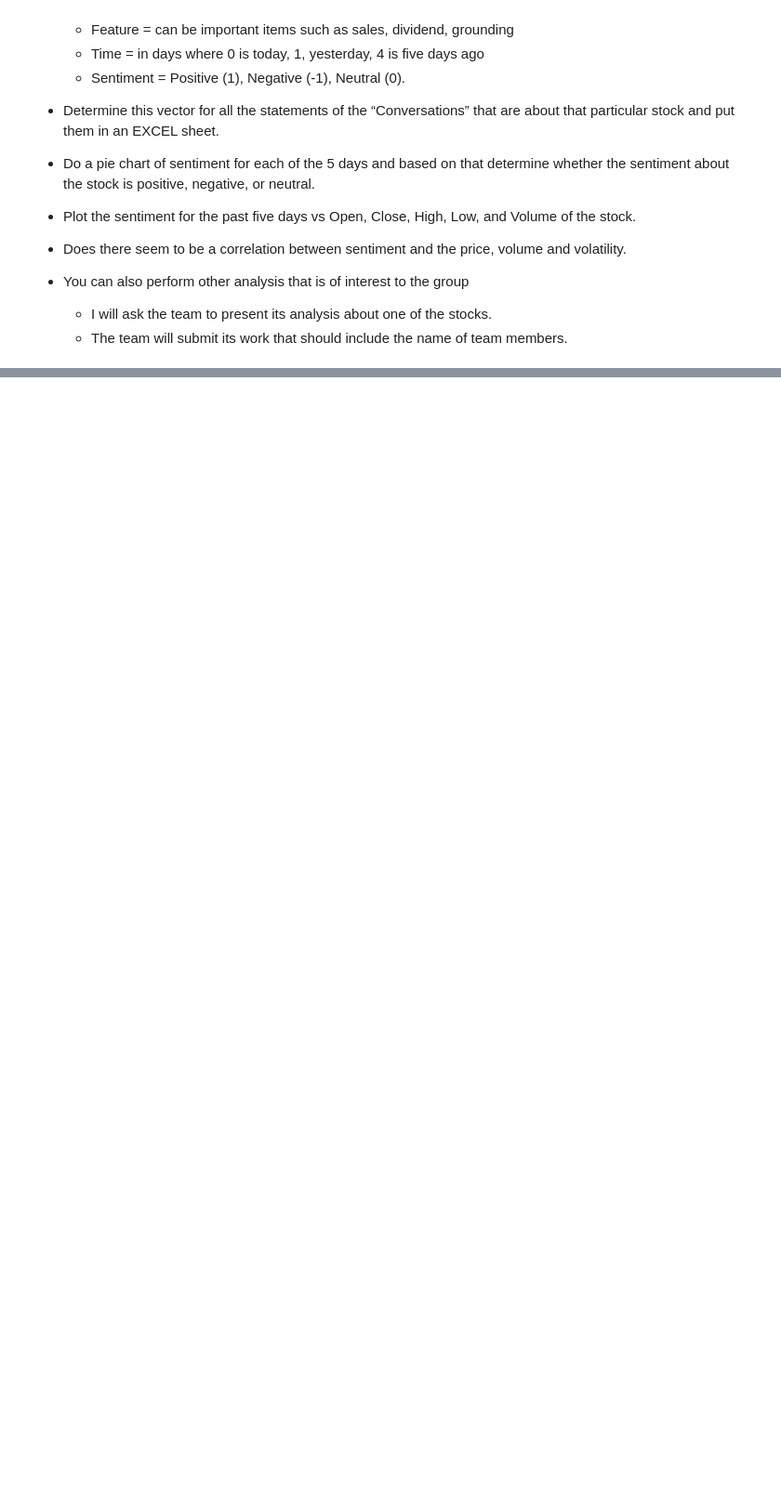
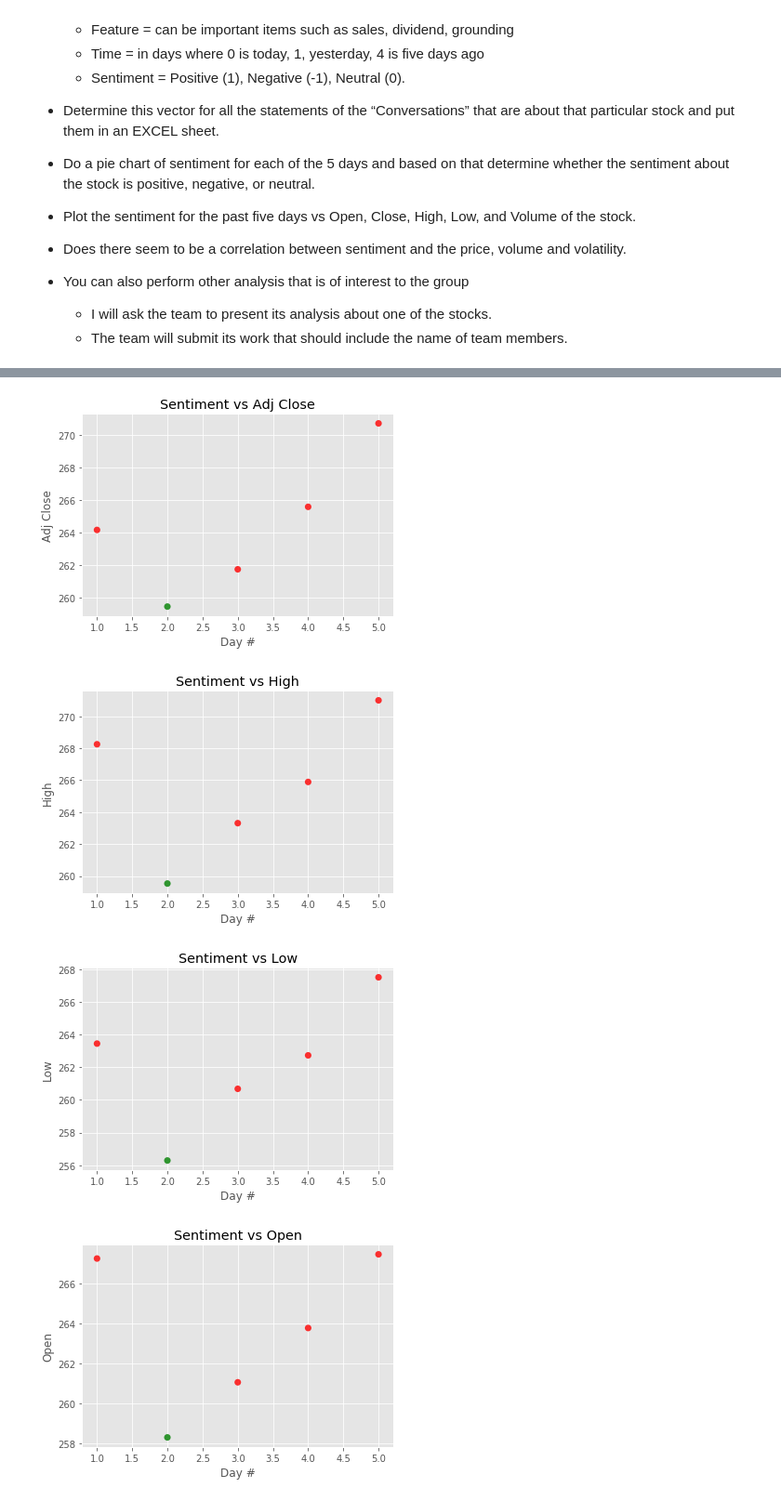
Before and after one commit to bondxue/FRE7261-News-Analytics-and-Strategies, a Jupyter notebook: final_project.ipynb, the cells around one changed output, grey strips where cells are left out. Shown: that part at 93% size. Saved outputs shown, nothing was run; the diff lists cells and outputs as text; code cells hidden in the pictures; blank space fills up the shorter version.

```diff
--- a/final_project.ipynb
+++ b/final_project.ipynb
@@ -66,0 +66,3 @@ stocks_ret.head()
+# %%
+stock_df = pdr.DataReader('AAPL', 'yahoo',start,end)
+stock_df.head()
@@ -66,0 +77,13 @@ stocks_ret.head()
+# %%
+sent_df = pd.read_csv('News.csv')
+sent_df = sent_df.set_index('Date')
+df = pd.concat([stock_df, sent_df], axis=1)
+# df.reset_index(drop=False)
+
+date1 = datetime.datetime(2019,12, 2)
+date2 = datetime.datetime(2019,12, 3)
+date3 = datetime.datetime(2019,12, 4)
+date4 = datetime.datetime(2019,12, 5)
+date5 = datetime.datetime(2019,12, 6)
+Dates = [date1,date2, date3, date4, date5]
+days = [1, 2, 3, 4, 5]
@@ -66,0 +92,28 @@ stocks_ret.head()
+# %%
+plt.style.use('ggplot')
+
+colors = {-1:'red', 0:'blue', 1:'green'}
+
+
+def sent_plot(item):
+    plt.scatter(days, df[item],s=50, c=df['Sentiment'].apply(lambda x: colors[x]), alpha=0.8, label='close', edgecolor='none')
+    plt.ylabel(item)
+    plt.xlabel('Day #')
+    plt.title('Sentiment vs {}'.format(item))
+    plt.show()
+
+sent_plot('Adj Close')
+sent_plot('High')
+sent_plot('Low')
+sent_plot('Open')
+
+
+# colors = {-1:'red', 0:'blue', 1:'green'}
+# plt.scatter(x='Low', y='Adj Close', c=df['Sentiment'].apply(lambda x: colors[x]))
+
+# plt.scatter(df['Date'], df['Adj Close'], c=df['Sentiment'].apply(lambda x: colors[x]))
+# %% [output]
+[figure, added]
+[figure, added]
+[figure, added]
+[figure, added]
```
Also changed, not shown: parts of 10 cells of this notebook.
